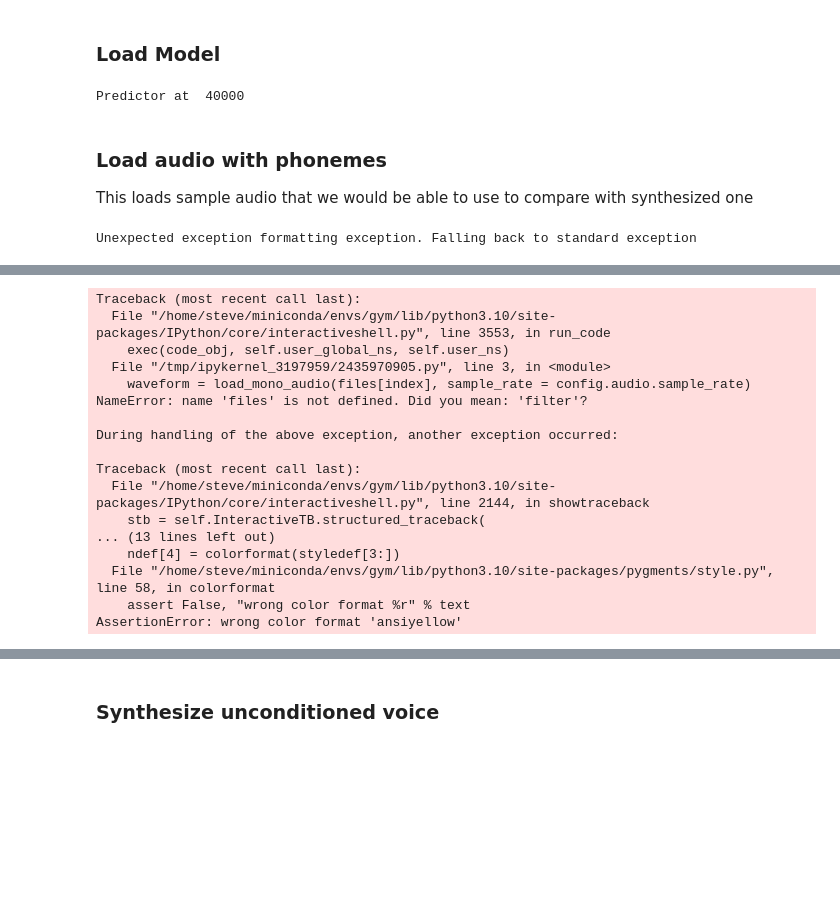
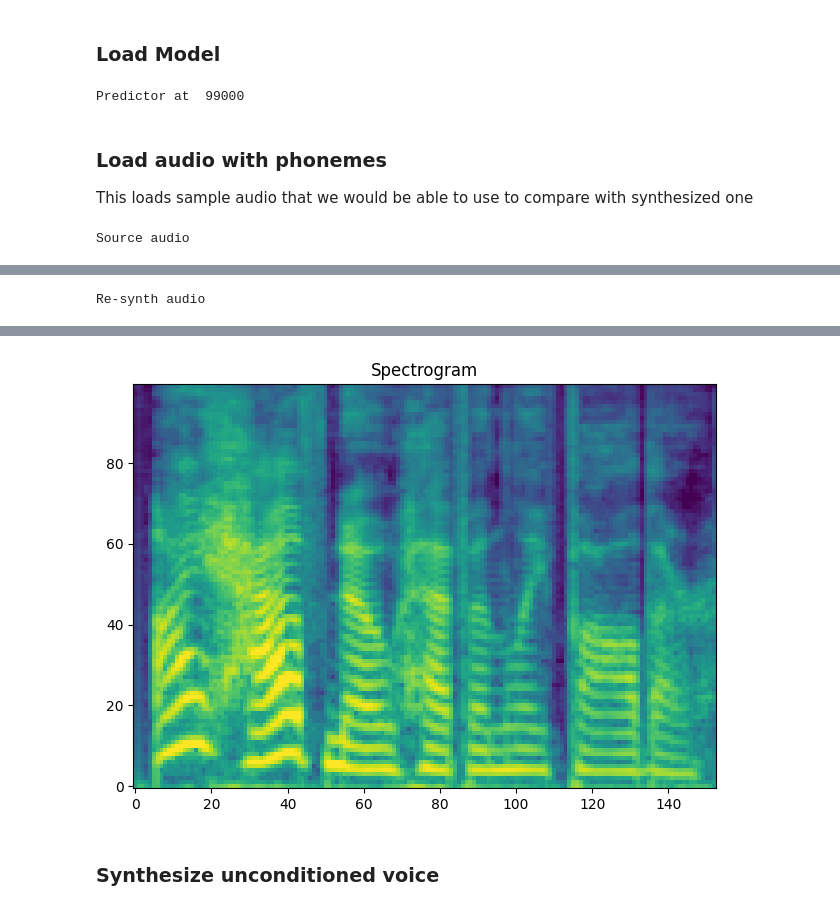
Before and after one commit to ex3ndr/supervoice-hybrid, a Jupyter notebook: eval_variant_2.ipynb, the cells around one changed output, grey strips where cells are left out. Cells and saved outputs as stored; diff of their text form; code cells hidden in the pictures; blank space fills up the shorter version.

```diff
--- a/eval_variant_2.ipynb
+++ b/eval_variant_2.ipynb
@@ -24,7 +25,7 @@ from supervoice_hybrid import SupervoiceVariant2, SentencePieceTextTokenizer
 from supervoice_hybrid.audio import spectogram, load_mono_audio
 from supervoice_hybrid.config import config
 # %%
-device = "cpu"
+device = "cuda"
 
 # Vocoder
 vocoder = torch.hub.load(repo_or_dir='ex3ndr/supervoice-vocoder', model='bigvsan')
@@ -58,24 +59,24 @@ def empty_mask(size):
 # %%
 model = SupervoiceVariant2()
 model = model.to(device)
-checkpoint = torch.load(f'./output/var2-1.pt', map_location="cpu")
+checkpoint = torch.load(f'./output/var2-1.pt', map_location="cpu", weights_only=True)
 model.load_state_dict(checkpoint['model'])
 model.eval()
 print("Predictor at ", checkpoint['step'])
 # %% [output]
-Predictor at  40000
+Predictor at  99000
 # %% [markdown]
 ### Load audio with phonemes
 This loads sample audio that we would be able to use to compare with synthesized one
 # %%
 # Load audio
-index = 300
-waveform = load_mono_audio(files[index], sample_rate = config.audio.sample_rate)
+sample_audio = "./external_datasets/libritts-r/test-clean/1221/135766/1221_135766_000025_000001.wav"
+sample_text = "I have no Heavenly Father!"
+waveform = load_mono_audio(sample_audio, sample_rate = config.audio.sample_rate)
+tokens = tokenizer.encode(sample_text)
 spec = do_spectogram(waveform)
 spec = spec.to(device)
 tokens = tokens.to(device)
-token_styles = token_styles.to(device)
-spec = spec[:, :len(tokens)]
 
 # Source audio
 print("Source audio")
@@ -84,4 +85,4 @@ print("Re-synth audio")
 display(Audio(data=do_vocoder(spec).cpu(), rate=config.audio.sample_rate))
 plot_specgram(spec.cpu())
 # %% [output]
-Unexpected exception formatting exception. Falling back to standard exception
+Source audio
@@ -88,17 +90 @@ Unexpected exception formatting exception. Falling back to standard exception
-Traceback (most recent call last):
-  File "/home/steve/miniconda/envs/gym/lib/python3.10/site-packages/IPython/core/interactiveshell.py", line 3553, in run_code
-    exec(code_obj, self.user_global_ns, self.user_ns)
-  File "/tmp/ipykernel_3197959/2435970905.py", line 3, in <module>
-    waveform = load_mono_audio(files[index], sample_rate = config.audio.sample_rate)
-NameError: name 'files' is not defined. Did you mean: 'filter'?
-
-During handling of the above exception, another exception occurred:
-
-Traceback (most recent call last):
-  File "/home/steve/miniconda/envs/gym/lib/python3.10/site-packages/IPython/core/interactiveshell.py", line 2144, in showtraceback
-    stb = self.InteractiveTB.structured_traceback(
-... (13 lines left out)
-    ndef[4] = colorformat(styledef[3:])
-  File "/home/steve/miniconda/envs/gym/lib/python3.10/site-packages/pygments/style.py", line 58, in colorformat
-    assert False, "wrong color format %r" % text
-AssertionError: wrong color format 'ansiyellow'
+Re-synth audio
@@ -105 +92,2 @@ AssertionError: wrong color format 'ansiyellow'
+[figure, added]
 # %%
```
Also changed, not shown: parts of 8 cells of this notebook, 2 other files.
